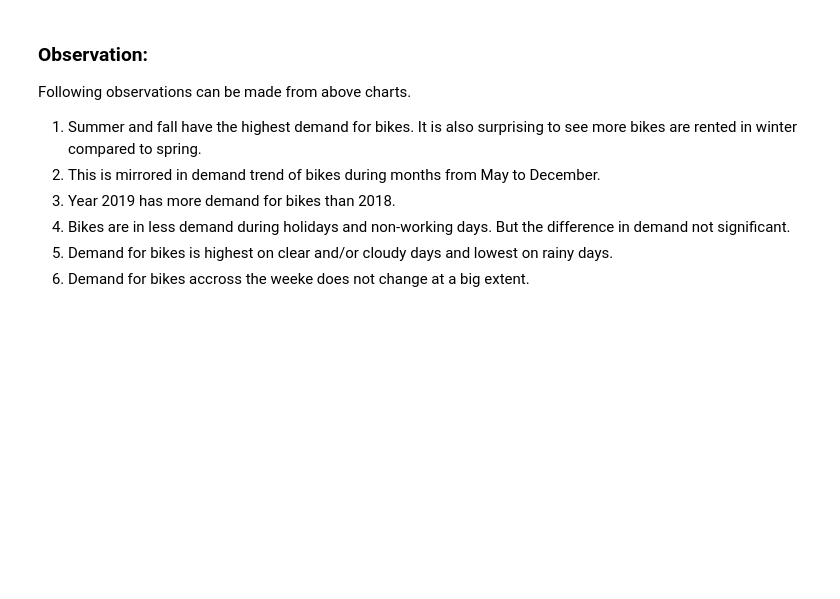
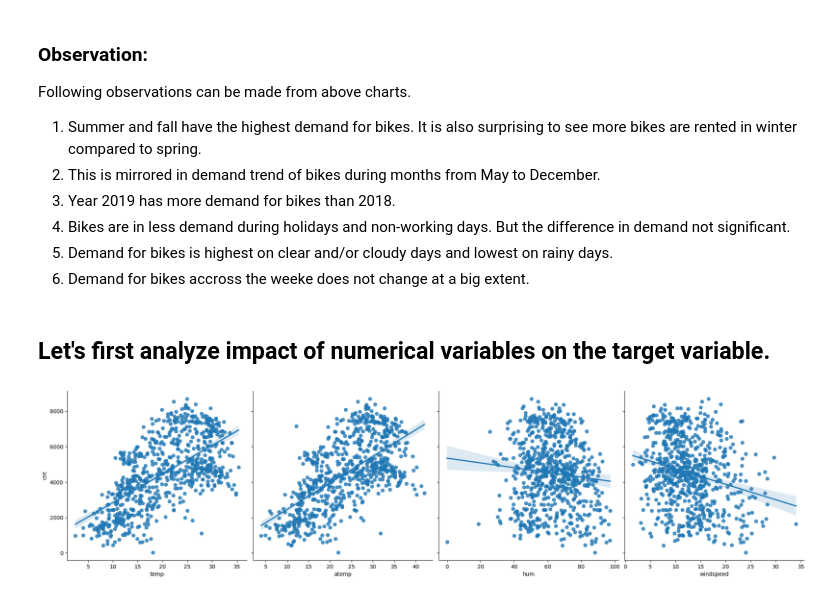
Before and after one commit to ranpariyachetan/boombikes-linearregression, a Jupyter notebook: regression-assignment.ipynb, the cells around one changed output. Drawn from its saved outputs; the diff is of its cells as text; code cells hidden in the pictures; blank space fills up the shorter version.

Commit message:
Added plots and observations of significance of numerical variables.

```diff
--- a/regression-assignment.ipynb
+++ b/regression-assignment.ipynb
@@ -121,3 +123,12 @@ Following observations can be made from above charts.
 3. Bikes are in less demand during holidays and non-working days. But the difference in demand not significant.
 4. Demand for bikes is highest on clear and/or cloudy days and lowest on rainy days.
 5. Demand for bikes accross the weeke does not change at a big extent.
+# %% [markdown]
+## Let's first analyze impact of numerical variables on the target variable.
+# %%
+# Ploting the distribution of the target variable 'cnt' against multiple numerical variables to understand the impact of these variables on the demand of bikes.
+
+sns.pairplot(boombikes, x_vars=['temp', 'atemp', 'hum', 'windspeed'], y_vars='cnt', height=5, aspect=1, kind='reg')
+plt.show()
+# %% [output]
+[figure, added]
```
Also changed, not shown: parts of 2 cells of this notebook.
